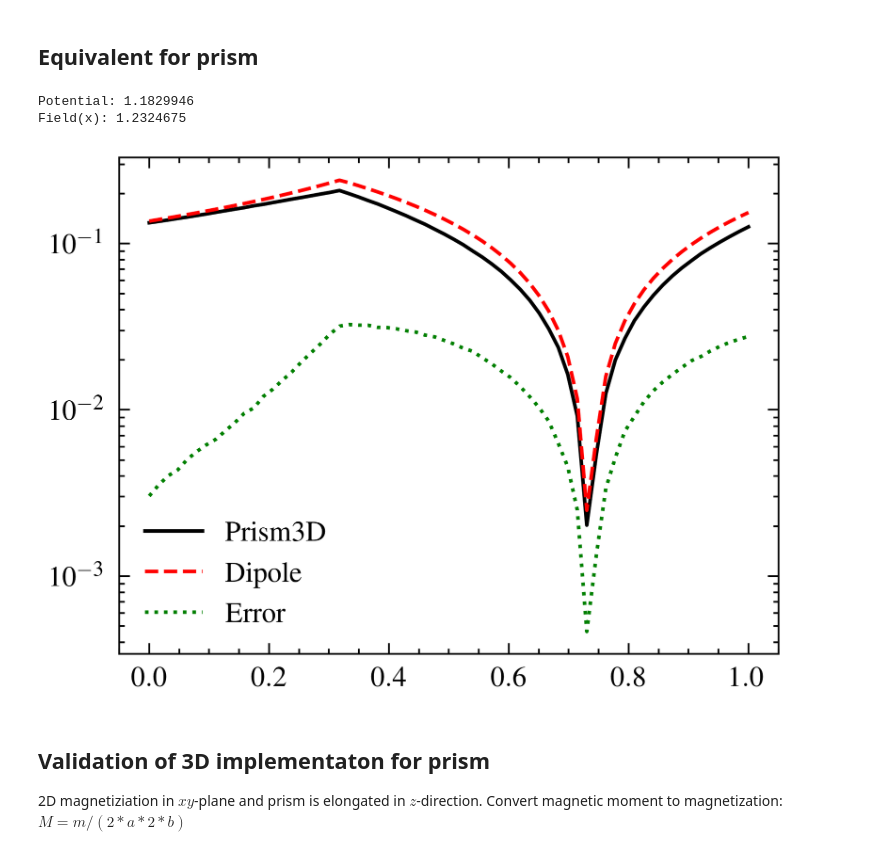
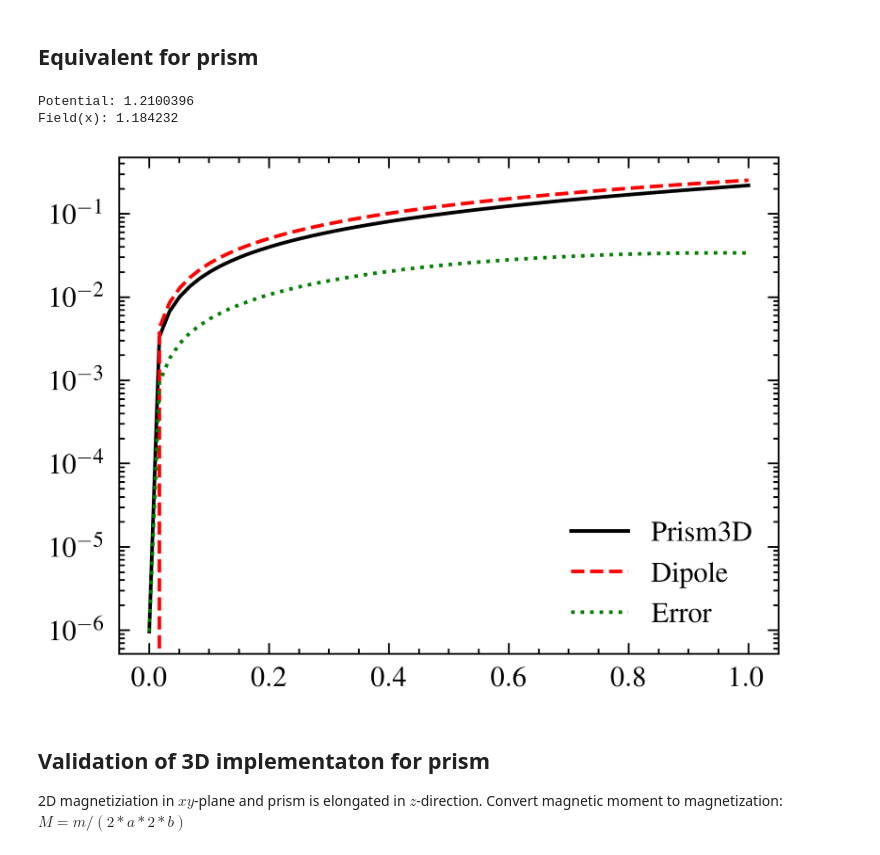
Before and after one commit to cmt-dtu-energy/hypermagnetics, a Jupyter notebook: nbs/fmm.ipynb, the cells around one changed output. Cells and saved outputs as stored; diff of their text form; code cells hidden in the pictures.

Commit message:
Validation for 2d prism

```diff
--- a/nbs/fmm.ipynb
+++ b/nbs/fmm.ipynb
@@ -82,13 +82,13 @@ In our simulation, we assume to have a ball of uniform magnetization. To achieve
 cfg_pr = {
     "n_samples": 1,
     "lim": 1,
-    "res": 64,
+    "res": 60,
     "shape": "prism",
     "line": True,
     "eps": 0,
-    "quadtree": False,
+    "quadtree": True,
 }
-train_pr = configure(**cfg_pr, n_sources=1, seed=10)
+train_pr = configure(**cfg_pr, n_sources=1, seed=0)
 
 if not cfg_pr["line"]:
     x_grid_pr = np.array(train_pr['grid'][:, 0].reshape((cfg_pr["res"], cfg_pr["res"])))
@@ -98,32 +98,34 @@ if not cfg_pr["line"]:
     # plt.contourf(x_grid_pr, y_grid_pr, target_msp[0])
     plt.contourf(x_grid_pr, y_grid_pr, target_field)
     plt.colorbar()
-    plots(train_pr, None, shapes=True)
+    plots(train_pr, shapes=True, field_bool=False)
 # %%
 sim_pr = train_pr.copy()
 sim_pr['potential_grid'], sim_pr['field_grid'] = potential2D(sim_pr['sources'], sim_pr['grid'], "prism")
+sim_pr['field_grid_num'] = np.gradient(sim_pr['potential_grid'], cfg_pr["lim"]/cfg_pr["res"], axis=1)
 
-# Only necessary for line plots
-plt.plot(train_pr['grid'][:, 0], np.abs(train_pr["potential_grid"][0]))
-plt.plot(sim_pr['grid'][:, 0], np.abs(sim_pr["potential_grid"][0]), color='red', linestyle='--')
-plt.plot(sim_pr['grid'][:, 0], np.abs(sim_pr["potential_grid"][0] - train_pr["potential_grid"][0]), color='green', linestyle=':')
-
-sim_pr['field_grid_num'] = np.gradient(sim_pr['potential_grid'], cfg_pr["lim"]/cfg_pr["res"], axis=1)
-# plt.plot(train_pr['grid'][:, 0], np.abs(train_pr["field_grid"][0,...,0]))
-# plt.plot(sim_pr['grid'][:, 0], np.abs(sim_pr["field_grid_num"][0]), color='red', linestyle='--')
-# plt.plot(sim_pr['grid'][:, 0], np.abs(sim_pr["field_grid_num"][0] / train_pr["field_grid"][0,...,0]), color='green', linestyle=':')
+if cfg_pr["line"]:
+    # Only necessary for line plots
+    plt.plot(train_pr['grid'][:, 0], np.abs(train_pr["potential_grid"][0]))
+    plt.plot(sim_pr['grid'][:, 0], np.abs(sim_pr["potential_grid"][0]), color='red', linestyle='--')
+    plt.plot(sim_pr['grid'][:, 0], np.abs(sim_pr["potential_grid"][0] - train_pr["potential_grid"][0]), color='green', linestyle=':')
 
 
-plt.yscale("log")
-# plt.xlim(5,15)
-plt.legend(["Prism3D", "Dipole", "Error"])
+    # plt.plot(train_pr['grid'][:, 0], np.abs(train_pr["field_grid"][0,...,0]))
+    # plt.plot(sim_pr['grid'][:, 0], np.abs(sim_pr["field_grid_num"][0]), color='red', linestyle='--')
+    # plt.plot(sim_pr['grid'][:, 0], np.abs(sim_pr["field_grid_num"][0] / train_pr["field_grid"][0,...,0]), color='green', linestyle=':')
+
+
+    plt.yscale("log")
+    # plt.xlim(5,15)
+    plt.legend(["Prism3D", "Dipole", "Error"])
 
 print("Potential:", np.nanmean(np.abs(sim_pr["potential_grid"][0] / train_pr["potential_grid"][0])))
 print("Field(x):", np.nanmean(np.abs(sim_pr["field_grid_num"][0] / train_pr["field_grid"][0,...,0])))
 # %% [output]
-Potential: 1.1829946
-Field(x): 1.2324675
+Potential: 1.2100396
+Field(x): 1.184232
-[figure, old version]
+[figure, new version]
 # %% [markdown]
 ## Validation of 3D implementaton for prism
 2D magnetiziation in $xy$-plane and prism is elongated in $z$-direction.
```
Also changed, not shown: parts of 1 cell of this notebook, 8 other files.
